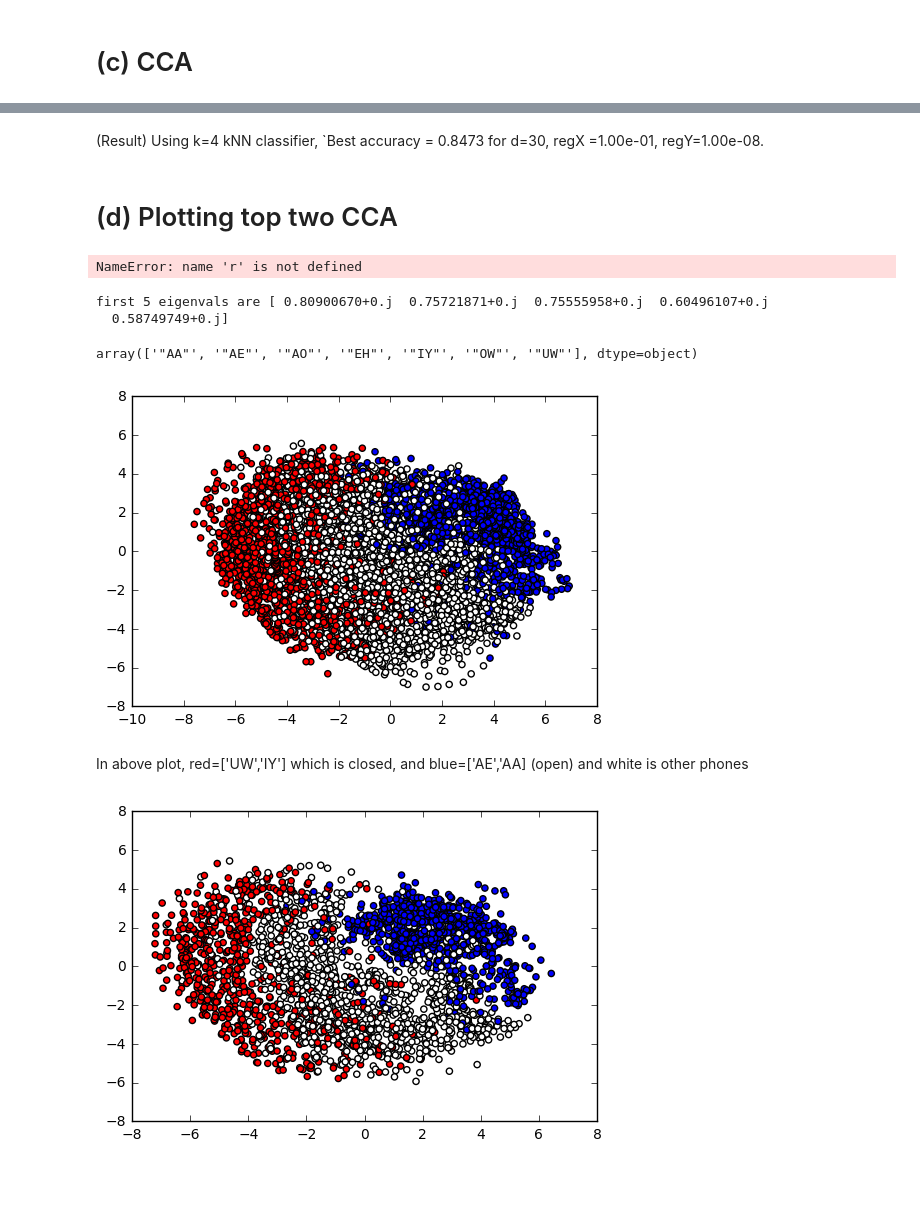
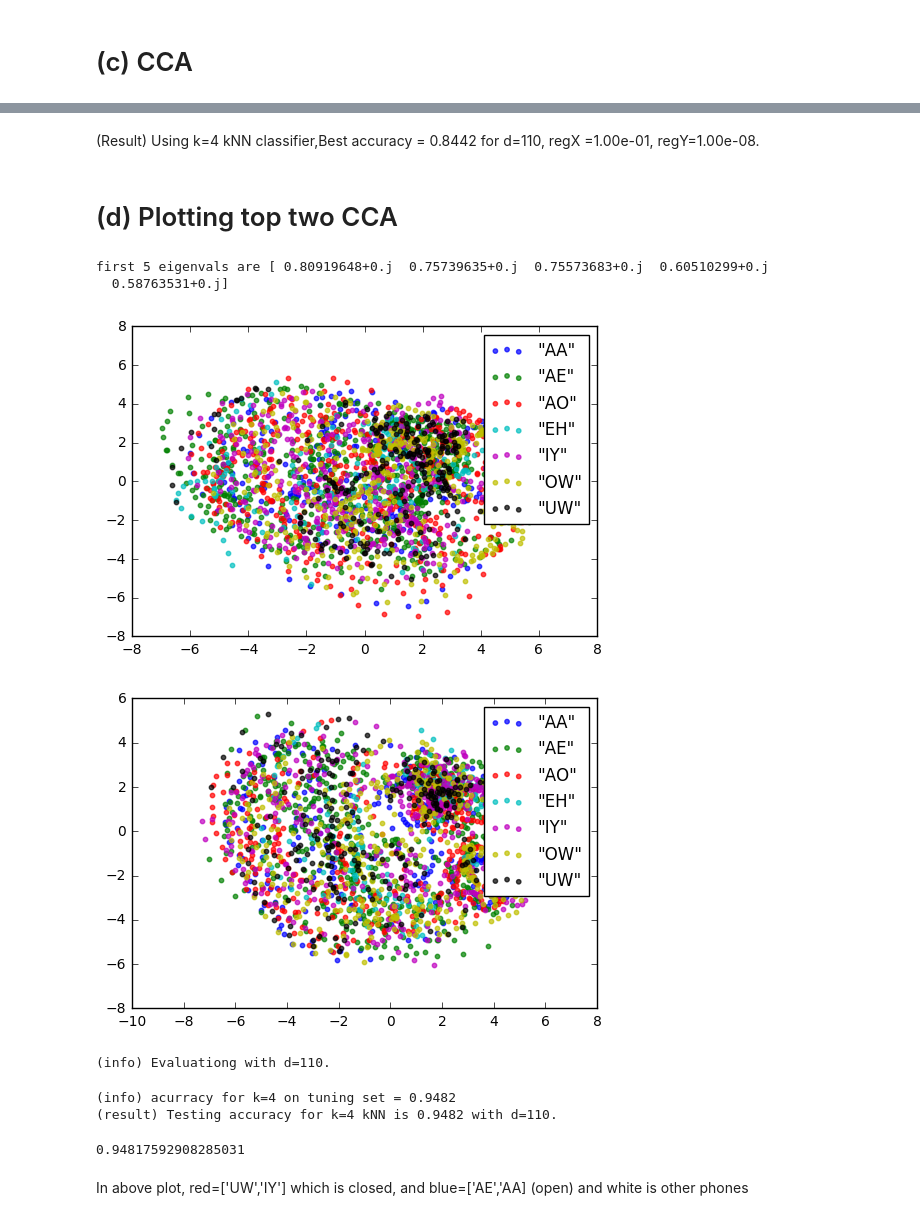
Before and after one commit to lfeng7/RL, a Jupyter notebook: HW3/HW3_new.ipynb, the cells around one changed output, grey strips where cells are left out. Saved outputs shown, nothing was run; the diff lists cells and outputs as text; code cells hidden in the pictures; blank space fills up the shorter version.

Commit message:
updated results

```diff
--- a/HW3/HW3_new.ipynb
+++ b/HW3/HW3_new.ipynb
@@ -127,4 +61,0 @@ center = lambda m: m.transpose()-m.mean(axis=1)
-# %%
-for i in range(len(view1)):
-    view1[i] = center(view1[i]).transpose()
-    view2[i] = center(view2[i]).transpose()
@@ -208,22 +178,11 @@ array([ 0.08080585,  0.02273293, -0.02311535, ..., -0.00170573,
 # %%
-def eval_RL(U,hyper_list):
-    """
-    Use kNN to evaluate learned representations
-    input: Learned subspace basis, list of hyper parameters, which is first d eigenvectors
-    output: print out results of kNN evaluation
-    """
-    best_d = 0
-    best_score = 0
-    for d in hyper_list:
-        print('(info) Evaluationg with d=%i.'%d)
-        new_training_set = U[:,:d].T@view1[0]
-        new_training_set = np.concatenate((view1[0][117:156,:].T,new_training_set.T),axis=1)
-    #     print(new_training_set.shape)
-        new_tuning_set = U[:,:d].T@view1[1]
-        new_tuning_set = np.concatenate((view1[1][117:156,:].T,new_tuning_set.T),axis=1)
-    #     print(new_tuning_set.shape)
-        score = kNN_test(new_training_set,new_tuning_set)
-        if score>best_score:
-            best_score = score
-            best_d = d
-    return best_score,best_d
+def get_kNN_test_score(U,d):
+    print('(info) Evaluationg with d=%i.'%d)
+    new_training_set = U[:,:d].T@view1[0]
+    new_training_set = np.concatenate((view1[0][117:156,:].T,new_training_set.T),axis=1)
+    new_testing_set = U[:,:d].T@view1[2]
+    new_testing_set = np.concatenate((view1[2][117:156,:].T,new_testing_set.T),axis=1)
+    score = kNN_test(new_training_set,new_testing_set,test_label=testing_code)
+    print('(result) Testing accuracy for k=4 kNN is %.4f with d=%i.'%(score,d))
+    return score
+get_kNN_test_score(U,90)
@@ -313,4 +246,4 @@ first 5 eigenvals are [ 0.82396268+0.j  0.77992971+0.j  0.76725809+0.j  0.633073
 # %% [markdown]
-(Result) Using k=4 kNN classifier, `Best accuracy = 0.8473 for d=30, regX =1.00e-01, regY=1.00e-08.
+(Result) Using k=4 kNN classifier,Best accuracy = 0.8442 for d=110, regX =1.00e-01, regY=1.00e-08.
 # %% [markdown]
 # (d) Plotting top two CCA
@@ -319,11 +250,23 @@ from matplotlib import colors
-# %%
-colors.ColorConverter(r)
-# %% [output]
-NameError: name 'r' is not defined
 # %%
 new_m = linalg.inv(Cxx+1e-1*np.identity(view1_size))@Cxy@linalg.inv(Cyy+1e-8*np.identity(view2_size))@Cxy.T
 s,U_CCA = linalg.eig(new_m)
 print('first 5 eigenvals are',s[0:5])
+
+new_training_set = U_CCA[:,:2].T@view1[0]
+#     print(new_training_set.shape)
+new_testing_set = U_CCA[:,:2].T@view1[2]
+
+plotter(data_2D=new_training_set,labels=training_lable)
+plotter(data_2D=new_testing_set,labels=testing_lable)
+
+# Get accuracy on testing set by adding CCA features
+get_kNN_test_score(U=U_CCA,d=110)
 # %% [output]
-first 5 eigenvals are [ 0.80900670+0.j  0.75721871+0.j  0.75555958+0.j  0.60496107+0.j
-  0.58749749+0.j]
+first 5 eigenvals are [ 0.80919648+0.j  0.75739635+0.j  0.75573683+0.j  0.60510299+0.j
+  0.58763531+0.j]
+[figure, added]
+[figure, added]
+(info) Evaluationg with d=110.
+(info) acurracy for k=4 on tuning set = 0.9482
+(result) Testing accuracy for k=4 kNN is 0.9482 with d=110.
+0.94817592908285031
@@ -334,18 +273,2 @@ new_testing_set = U_CCA[:,:2].T@view1[2]
-# %%
-le.classes_
-# %% [output]
-array(['"AA"', '"AE"', '"AO"', '"EH"', '"IY"', '"OW"', '"UW"'], dtype=object)
-# %%
-new_color_training = group_codes(training_code)
-plt.scatter(new_training_set[0,:],new_training_set[1,:],c=new_color_training)
-plt.show()
-# %% [output]
-[figure, removed]
 # %% [markdown]
 In above plot, red=['UW','IY'] which is closed, and blue=['AE','AA] (open) and white is other phones
-# %%
-new_color_testing = group_codes(testing_code)
-plt.scatter(new_testing_set[0,:],new_testing_set[1,:],c=new_color_testing)
-plt.show()
-# %% [output]
-[figure, removed]
```
Also changed, not shown: parts of 48 cells of this notebook.
